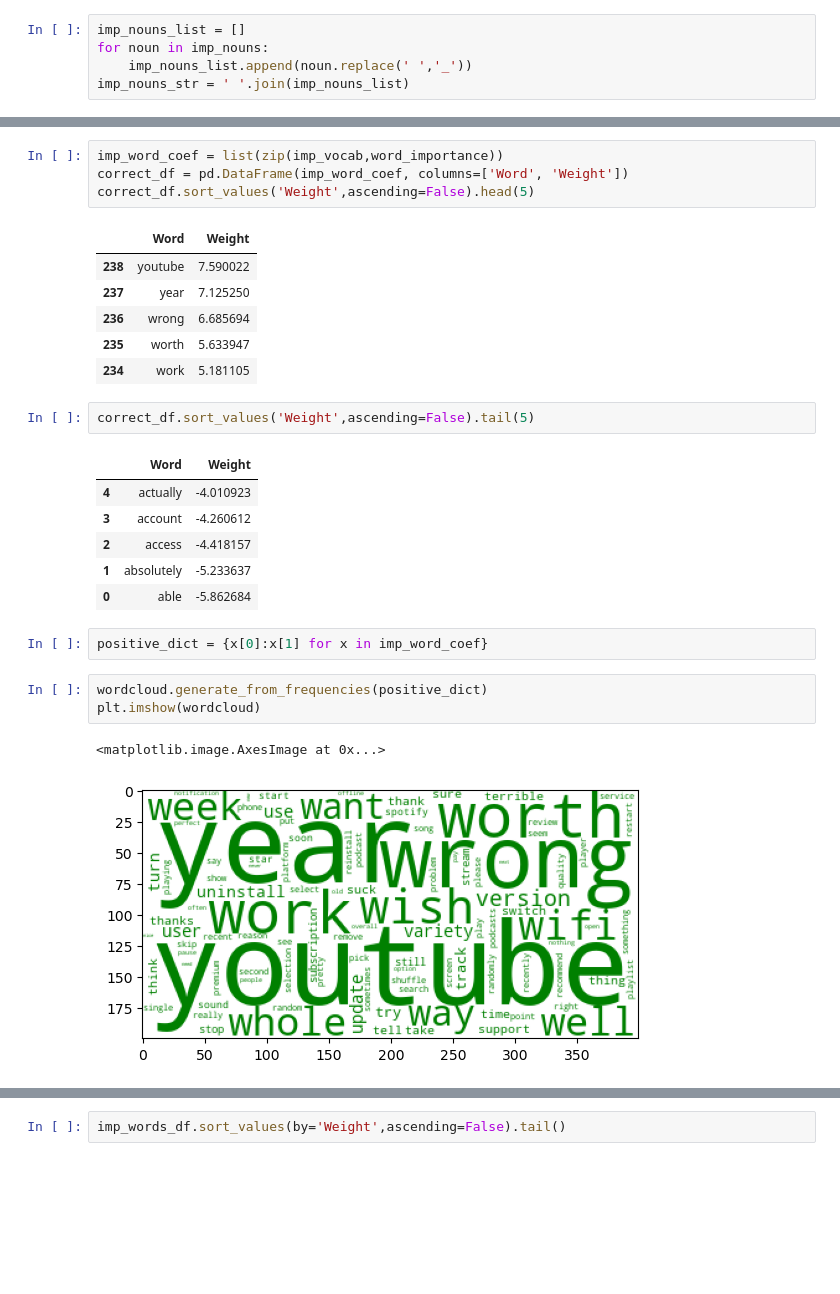
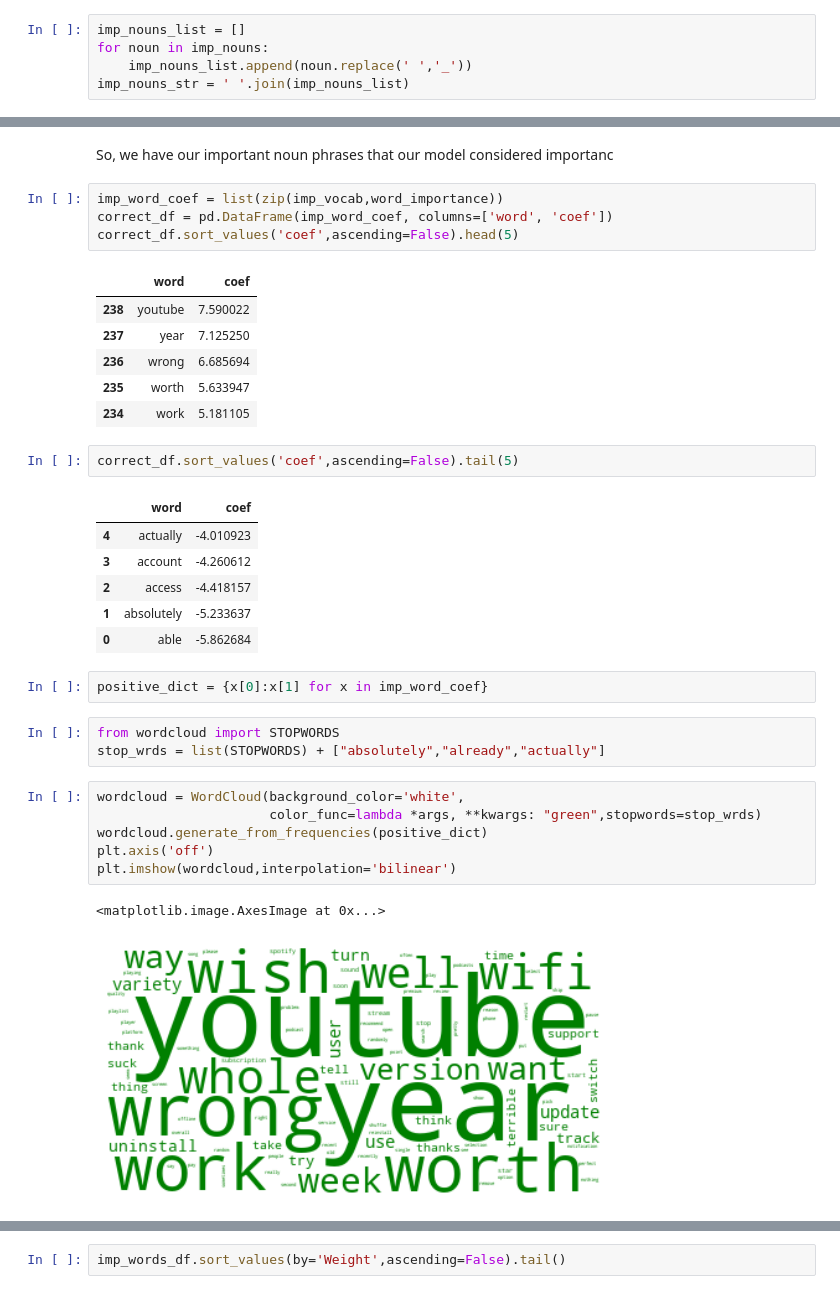
Before and after one commit to asoylatte03/spotify-app-reviews, a Jupyter notebook: modeling.ipynb, the cells around one changed output, grey strips where cells are left out. Drawn from its saved outputs; the diff is of its cells as text; blank space fills up the shorter version.

```diff
--- a/modeling.ipynb
+++ b/modeling.ipynb
@@ -816,21 +831,23 @@ array(['this pop-up "get the best spotify experience on android 12" is too annoy
        "i've had this app for years and it works great on both iphone and android. it's super easy to use and organize. i pay monthly to avoid commercials because it's definitely worth it. there's jus ...
        "this app would be good if not for it taking over any device it is on. i start comp. there's spotify starting up. i start phone same problem. i know i could change it and problem solved but tha ...
       dtype=object)
+# %% [markdown]
+So, we have our important noun phrases that our model considered importanc
 # %%
 imp_word_coef = list(zip(imp_vocab,word_importance))
-correct_df = pd.DataFrame(imp_word_coef, columns=['Word', 'Weight'])
-correct_df.sort_values('Weight',ascending=False).head(5)
+correct_df = pd.DataFrame(imp_word_coef, columns=['word', 'coef'])
+correct_df.sort_values('coef',ascending=False).head(5)
 # %% [output]
-|  | Word | Weight |
+|  | word | coef |
 | 238 | youtube | 7.590022 |
 | 237 | year | 7.125250 |
 | 236 | wrong | 6.685694 |
 | 235 | worth | 5.633947 |
 | 234 | work | 5.181105 |
 # %%
-correct_df.sort_values('Weight',ascending=False).tail(5)
+correct_df.sort_values('coef',ascending=False).tail(5)
 # %% [output]
-|  | Word | Weight |
+|  | word | coef |
 | 4 | actually | -4.010923 |
 | 3 | account | -4.260612 |
 | 2 | access | -4.418157 |
@@ -838,9 +855,15 @@ correct_df.sort_values('Weight',ascending=False).tail(5)
 | 0 | able | -5.862684 |
 # %%
 positive_dict = {x[0]:x[1] for x in imp_word_coef}
+# %%
+from wordcloud import STOPWORDS
+stop_wrds = list(STOPWORDS) + ["absolutely","already","actually"]
 # %%
+wordcloud = WordCloud(background_color='white',
+                      color_func=lambda *args, **kwargs: "green",stopwords=stop_wrds)
 wordcloud.generate_from_frequencies(positive_dict)
-plt.imshow(wordcloud)
+plt.axis('off')
+plt.imshow(wordcloud,interpolation='bilinear')
 # %% [output]
 <matplotlib.image.AxesImage at 0x...>
-[figure, old version]
+[figure, new version]
```
Also changed, not shown: parts of 17 cells of this notebook, 3 other files.
